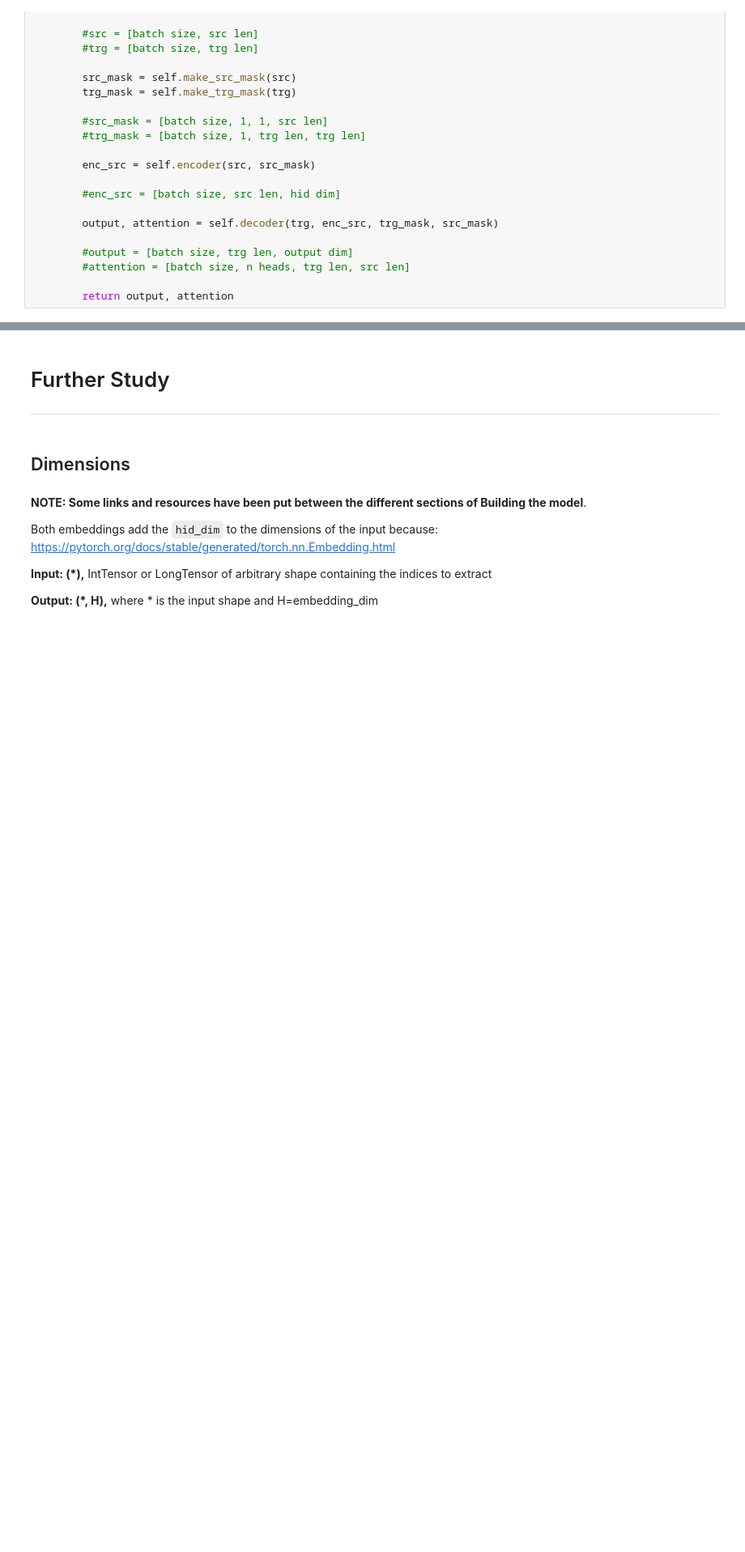
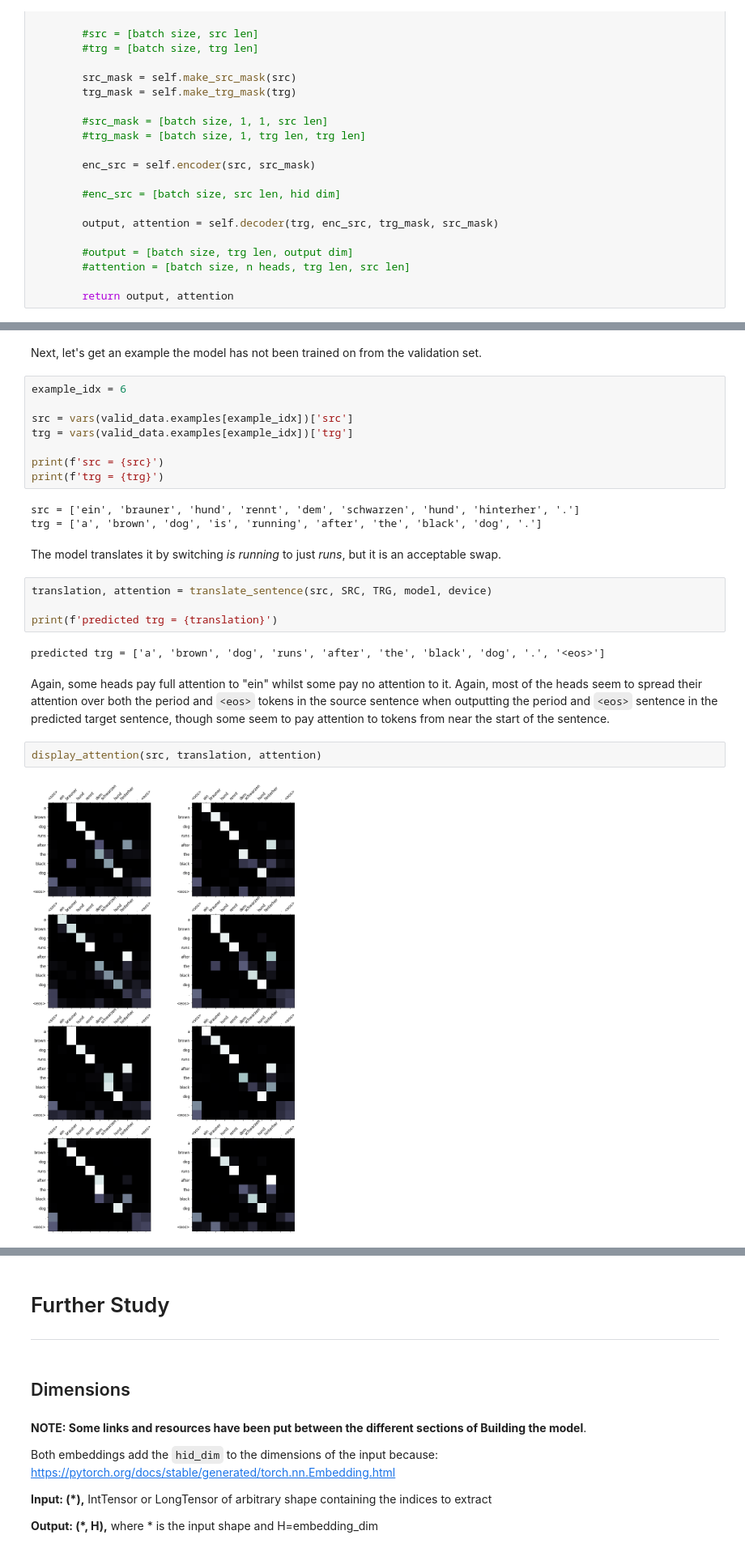
Before and after one commit to nickmnt/data, a Jupyter notebook: pytorch/implementations/AttentionIsAllYouNeed.ipynb, the cells around one changed output, grey strips where cells are left out. Shown at 81% size. Drawn from its saved outputs; the diff is of its cells as text; blank space fills up the shorter version.

```diff
--- a/pytorch/implementations/AttentionIsAllYouNeed.ipynb
+++ b/pytorch/implementations/AttentionIsAllYouNeed.ipynb
@@ -481,0 +923,27 @@ class Seq2Seq(nn.Module):
+# %% [markdown]
+Next, let's get an example the model has not been trained on from the validation set.
+# %%
+example_idx = 6
+
+src = vars(valid_data.examples[example_idx])['src']
+trg = vars(valid_data.examples[example_idx])['trg']
+
+print(f'src = {src}')
+print(f'trg = {trg}')
+# %% [output]
+src = ['ein', 'brauner', 'hund', 'rennt', 'dem', 'schwarzen', 'hund', 'hinterher', '.']
+trg = ['a', 'brown', 'dog', 'is', 'running', 'after', 'the', 'black', 'dog', '.']
+# %% [markdown]
+The model translates it by switching *is running* to just *runs*, but it is an acceptable swap.
+# %%
+translation, attention = translate_sentence(src, SRC, TRG, model, device)
+
+print(f'predicted trg = {translation}')
+# %% [output]
+predicted trg = ['a', 'brown', 'dog', 'runs', 'after', 'the', 'black', 'dog', '.', '<eos>']
+# %% [markdown]
+Again, some heads pay full attention to "ein" whilst some pay no attention to it. Again, most of the heads seem to spread their attention over both the period and `<eos>` tokens in the source sentence when outputting the period and `<eos>` sentence in the predicted target sentence, though some seem to pay attention to tokens from near the start of the sentence.
+# %%
+display_attention(src, translation, attention)
+# %% [output]
+[figure, added]
```
Also changed, not shown: parts of 67 cells of this notebook.
